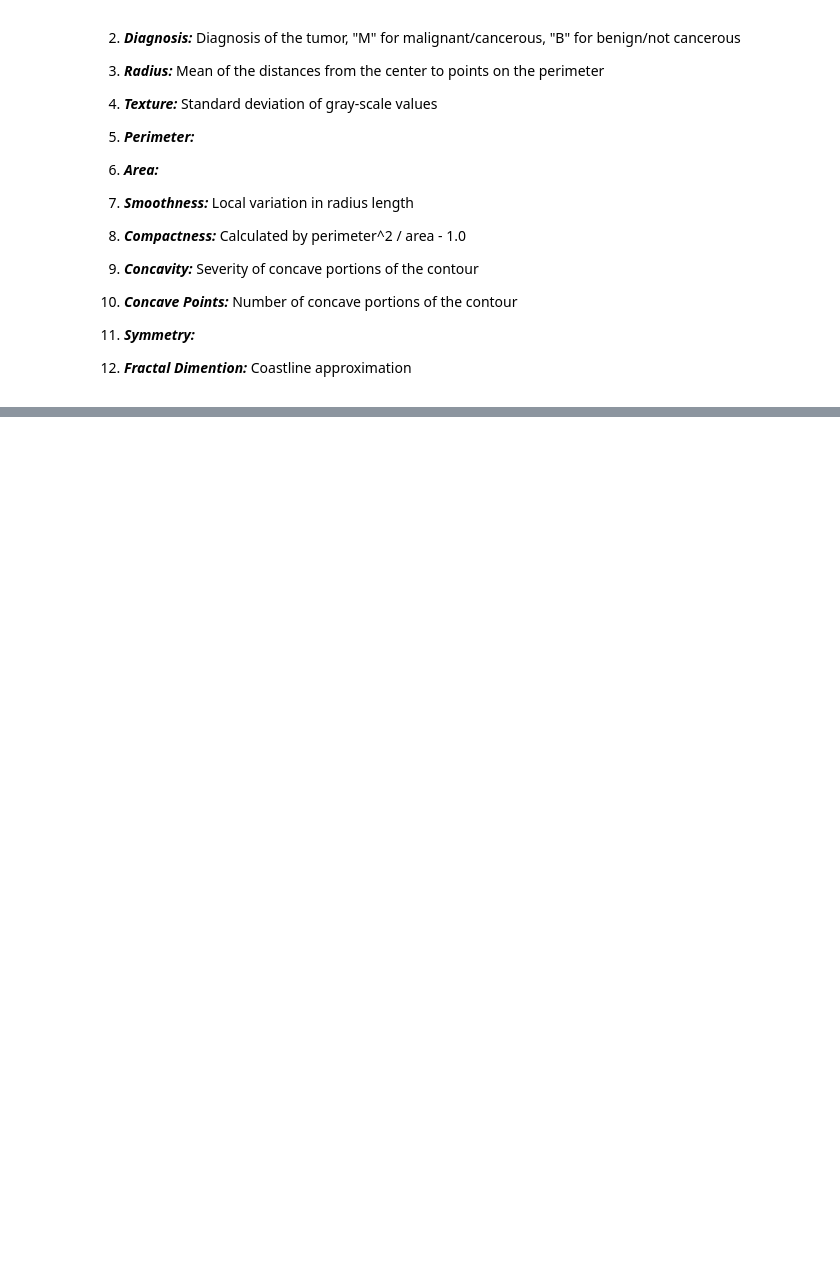
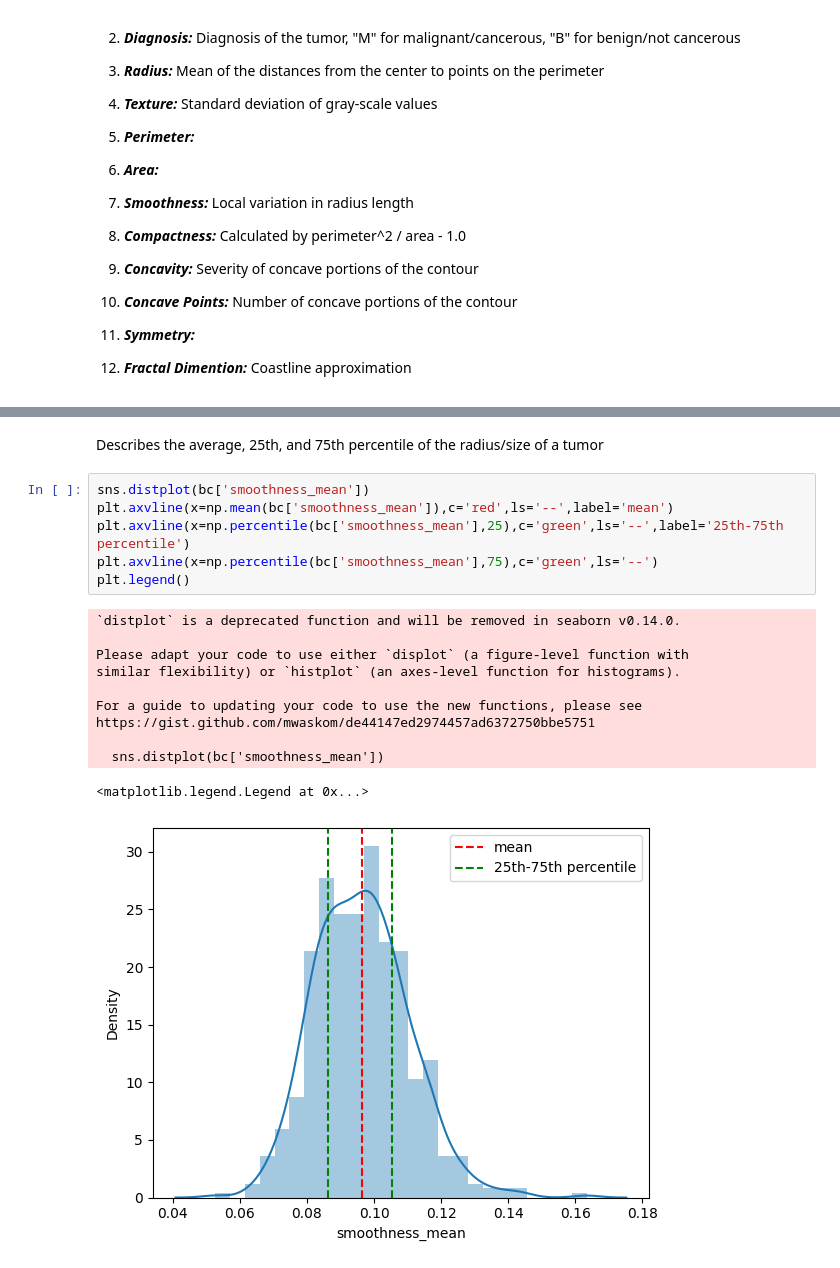
Before and after one commit to LaurenJardiolin/BreastCancerAnalysis, a Jupyter notebook: BreastCancerAnalysis.ipynb, the cells around one changed output, grey strips where cells are left out. Saved outputs shown, nothing was run; the diff lists cells and outputs as text; blank space fills up the shorter version.

```diff
--- a/BreastCancerAnalysis.ipynb
+++ b/BreastCancerAnalysis.ipynb
@@ -47,0 +171,20 @@ The objective of this project is to find correlations between tumors and their s
+# %% [markdown]
+Describes the average, 25th, and 75th percentile of the radius/size of a tumor
+# %%
+sns.distplot(bc['smoothness_mean'])
+plt.axvline(x=np.mean(bc['smoothness_mean']),c='red',ls='--',label='mean')
+plt.axvline(x=np.percentile(bc['smoothness_mean'],25),c='green',ls='--',label='25th-75th percentile')
+plt.axvline(x=np.percentile(bc['smoothness_mean'],75),c='green',ls='--')
+plt.legend()
+# %% [output]
+`distplot` is a deprecated function and will be removed in seaborn v0.14.0.
+
+Please adapt your code to use either `displot` (a figure-level function with
+similar flexibility) or `histplot` (an axes-level function for histograms).
+
+For a guide to updating your code to use the new functions, please see
+https://gist.github.com/mwaskom/de44147ed2974457ad6372750bbe5751
+
+  sns.distplot(bc['smoothness_mean'])
+<matplotlib.legend.Legend at 0x...>
+[figure, added]
```
Also changed, not shown: parts of 30 cells of this notebook.
